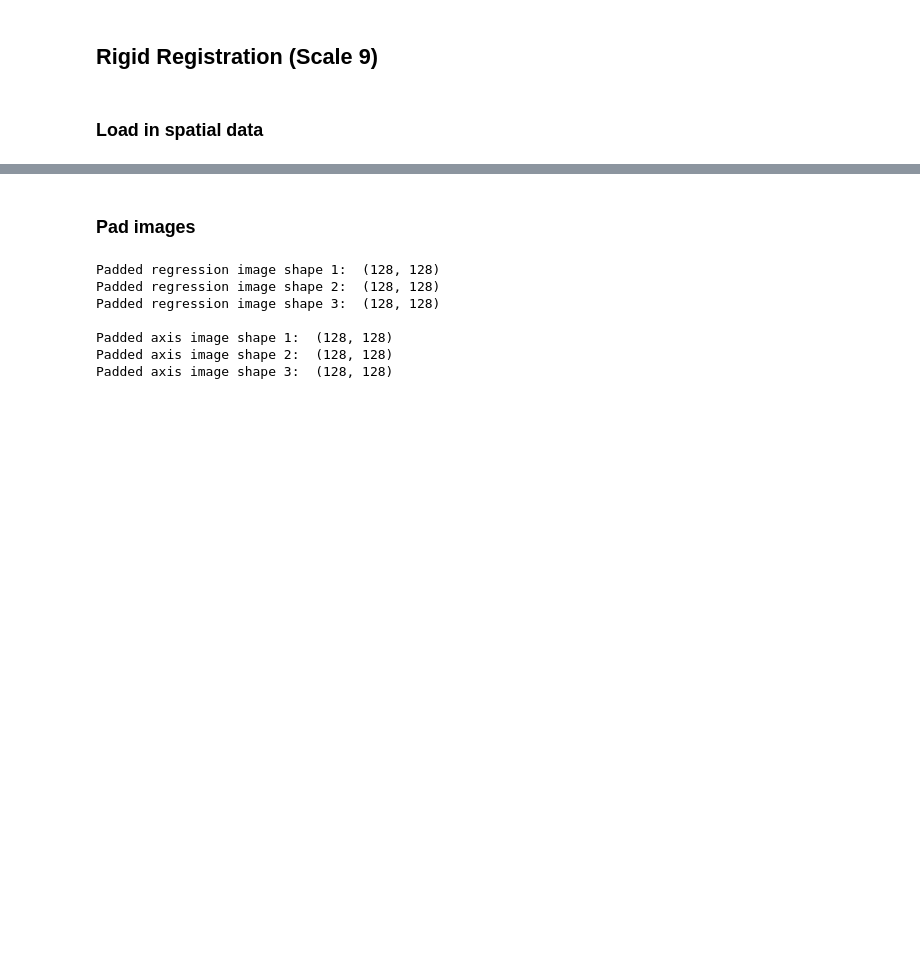
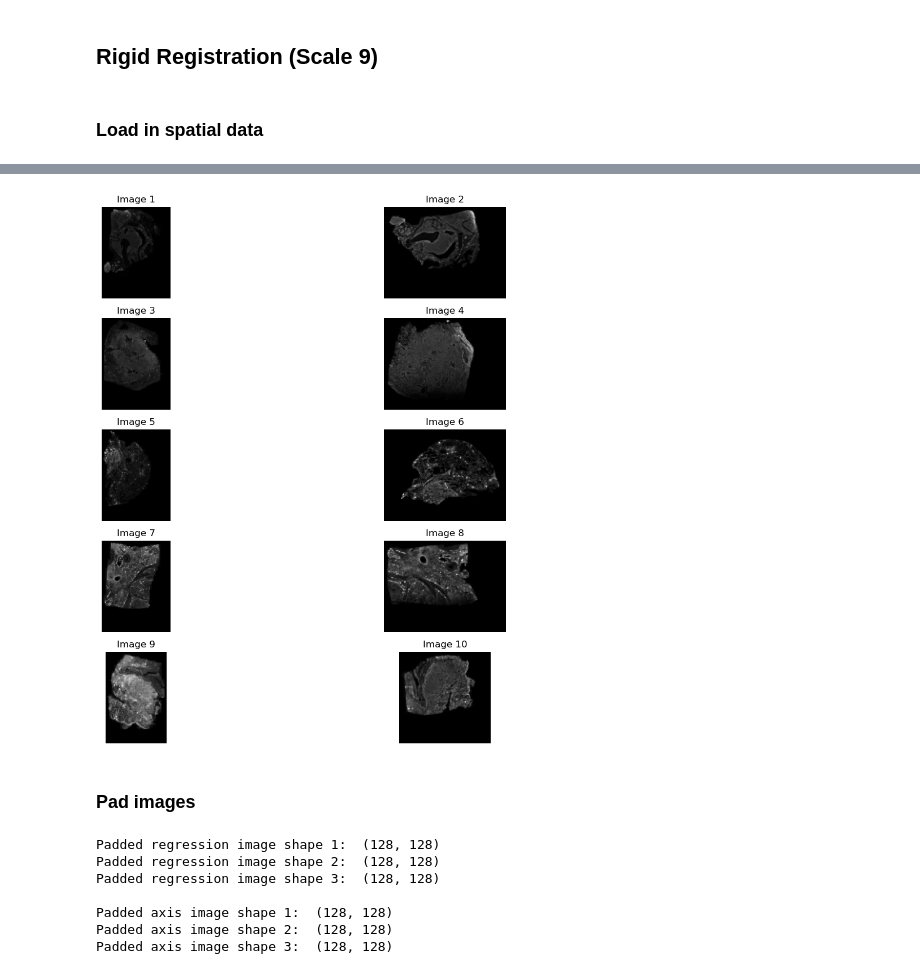
Before and after one commit to Olamiknight/WSIFIR, a Jupyter notebook: Axis_Reg_Registration.ipynb, the cells around one changed output, grey strips where cells are left out. Drawn from its saved outputs; the diff is of its cells as text; code cells hidden in the pictures; blank space fills up the shorter version.

```diff
--- a/Axis_Reg_Registration.ipynb
+++ b/Axis_Reg_Registration.ipynb
@@ -244,0 +220,13 @@ reg_image_cropped_ants_3 = ants.from_numpy(cropped_images[reg_name_3].data)
+# %%
+# Convert all images to numpy arrays
+
+cropped_images_arrays = {}
+for sampleid, cropped_image in cropped_images.items():
+    cropped_images_arrays[sampleid] = cropped_image.compute()
+# %%
+# Convert all images to ants images
+cropped_images_ants = {}
+for sampleid, cropped_image in cropped_images_arrays.items():
+    cropped_images_ants[sampleid] = ants.from_numpy(cropped_image)
+
+cropped_images_ants
@@ -245,3 +251,17 @@ reg_image_cropped_ants_3 = ants.from_numpy(cropped_images[reg_name_3].data)
+# %%
+# Plot the first 10 images of cropped images using plt with 5 rows and 2 columns
+
+fig, axes = plt.subplots(5, 2, figsize=(15, 10))
+axes = axes.flatten()
+for i, (sampleid, cropped_image) in enumerate(cropped_images_ants.items()):
+    if i < 10:
+        axes[i].imshow(cropped_image.numpy(), cmap='gray')
+        axes[i].set_title(f'Image {i+1}')
+        axes[i].axis('off')
+plt.tight_layout()
+plt.show()
+# %% [output]
+[figure, added]
 # %% [markdown]
 ### Pad images
 # %%
```
Also changed, not shown: parts of 8 cells of this notebook, 1 other file.
